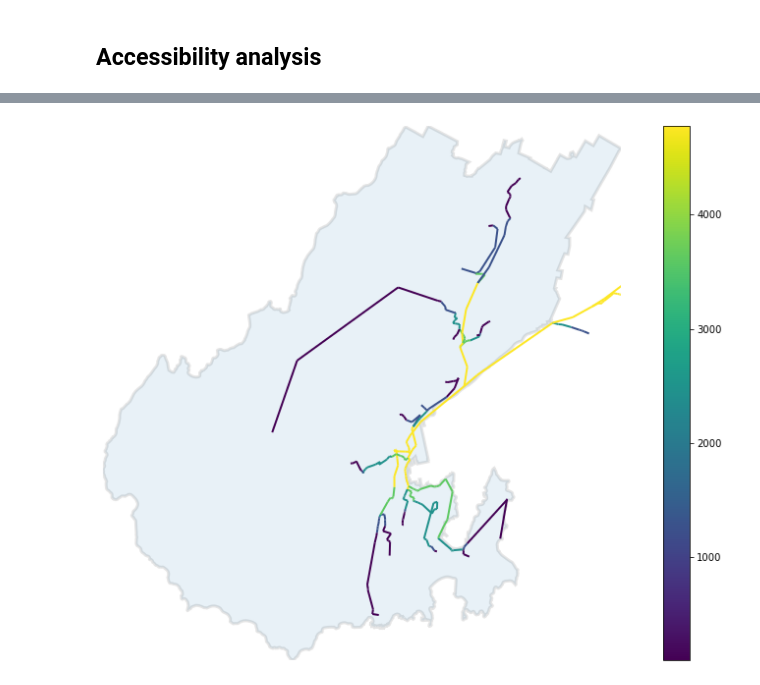
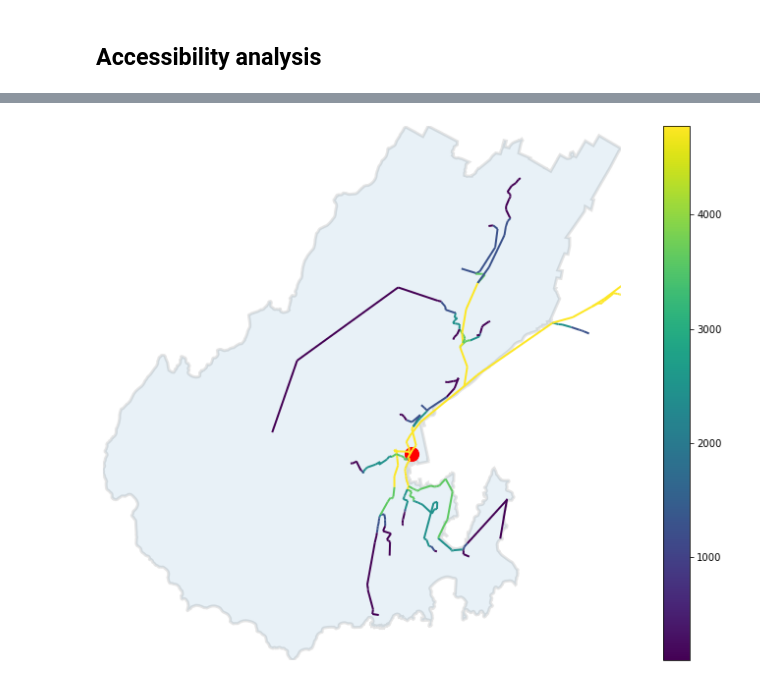
Before and after one commit to shriv/foss4g-workshop, a Jupyter notebook: notebooks/applications.ipynb, the cells around one changed output, grey strips where cells are left out. Cells and saved outputs as stored; diff of their text form; code cells hidden in the pictures.

Commit message:
Plotting stn and some minor tidy of code

```diff
--- a/notebooks/applications.ipynb
+++ b/notebooks/applications.ipynb
@@ -148,10 +142,10 @@ test_routes =  list(map(tryconvert,
 p = nx.shortest_path(G_drive, target=wgtn_stn_node)
 df_p = list(p.values())
 # %%
+# Convert all driving routes to paths in driving road graph
 edge_path =  list(map(path_to_edge, df_p, G_drive))
-
-test_paths = [j for i in edge_path for j in i]
-count_occurrences = Counter(test_paths)
+stn_paths = [j for i in edge_path for j in i]
+count_occurrences = Counter(stn_paths)
 
 for u, v, k, data in G_drive.edges(data=True, keys=True):
   data["occurrences"] = count_occurrences[u,v]
@@ -166,25 +161,29 @@ for u,v,attr in G_drive.edges(data=True):
 H.graph['crs'] = G_drive.graph['crs']
 H.graph['name'] = G_drive.graph['name']
 # %%
+# Plot occurrences on map
 G_nodes_flow_df, G_edges_flow_df = ox.graph_to_gdfs(H)
 ec = get_edge_colors_by_attr(H, 'occurrences', cmap='viridis')
 fig, ax = ox.plot_graph(H, fig_height=10, edge_color= ec, edge_linewidth=2, node_size=0, show=False, close=False)
 
 # Create colourbar
 cmap = mpl.cm.get_cmap('viridis')
 normalize = mpl.colors.Normalize(vmin=min(G_edges_flow_df['occurrences']),vmax=max(G_edges_flow_df['occurrences']))
 
 # Add colourbar to axis
 cax, _ = mpl.colorbar.make_axes(ax, location='right')
 cbar = mpl.colorbar.ColorbarBase(cax, cmap=cmap, norm=normalize)
 
-# Add Wellington Polygon as a polygon patch
+# Add Wellington Station as a point
+ax.scatter(wgtn_stn[1], wgtn_stn[0], s=200, c='r')
+
+# Add Wellington City boundary as a polygon patch
 wgtn_geometry = gdf['geometry'][0]
 patch = PolygonPatch(wgtn_geometry, ec='k', linewidth=3, alpha=0.1, zorder=-1)
 ax.add_patch(patch)
 
 # Use Wellington bounding box to set limits
 ax.set_xlim(west, east);
 ax.set_ylim(south, north);
 # %% [output]
-[figure, old version]
+[figure, new version]
```
Also changed, not shown: parts of 4 cells of this notebook.
